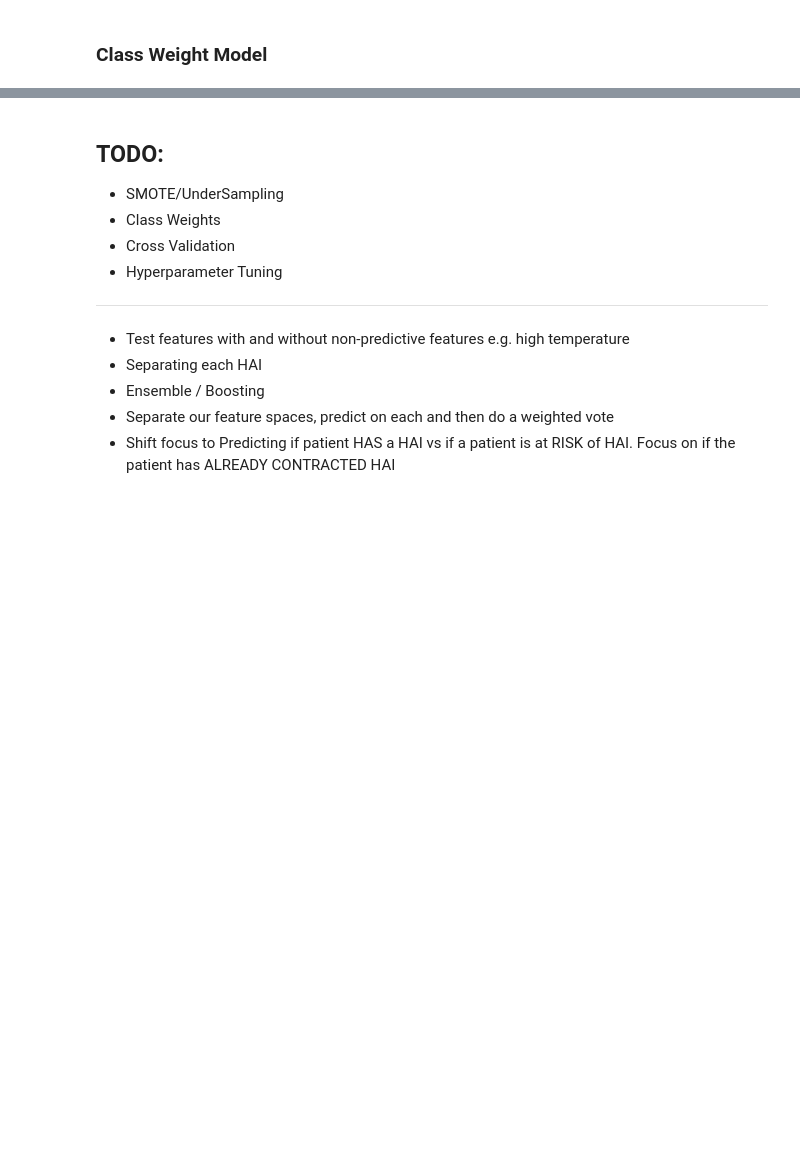
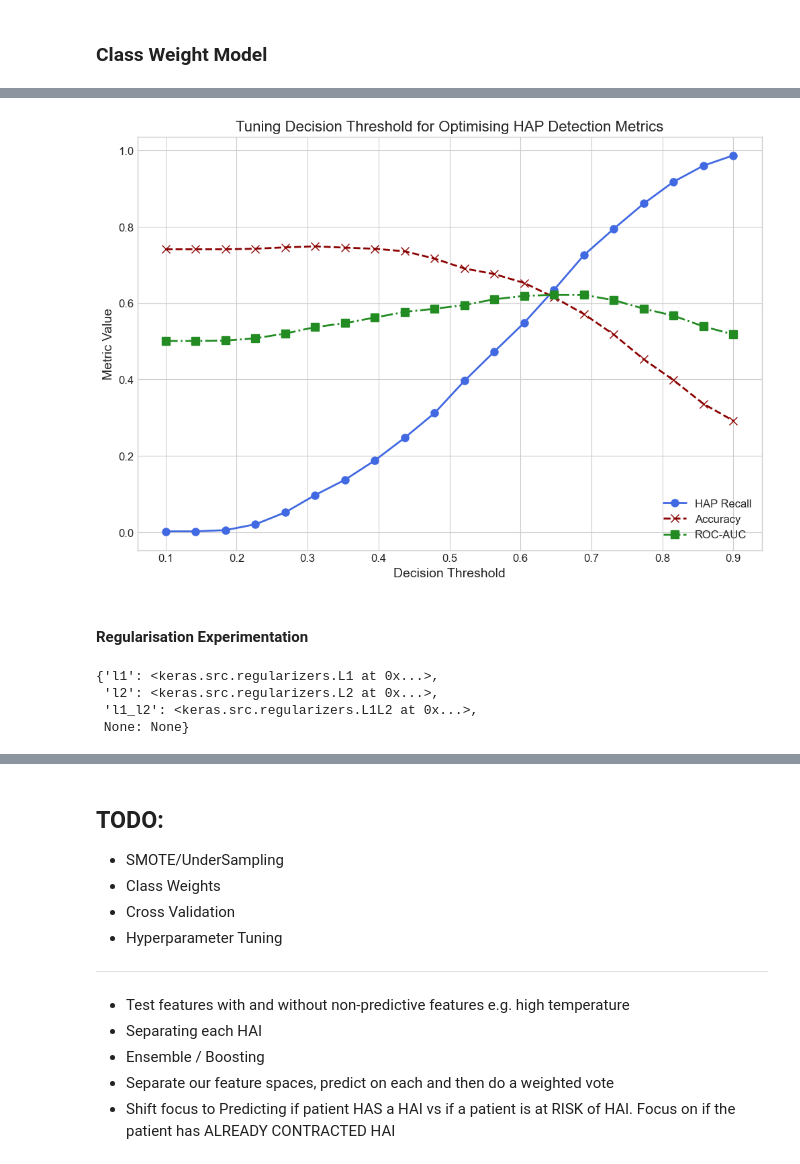
Before and after one commit to wdemichele/COMP90089-VAP-Diagnosis, a Jupyter notebook: HAI_Supervised_Learning.ipynb, the cells around one changed output, grey strips where cells are left out. Drawn from its saved outputs; the diff is of its cells as text; code cells hidden in the pictures; blank space fills up the shorter version.

```diff
--- a/HAI_Supervised_Learning.ipynb
+++ b/HAI_Supervised_Learning.ipynb
@@ -495,0 +786,7 @@ weighted avg       0.69      0.74      0.67      3572
+# %%
+from tensorflow.keras.callbacks import EarlyStopping
+
+monitor = 'val_accuracy'
+patience = 6
+
+early_stopping = EarlyStopping(monitor=monitor, patience=patience, restore_best_weights=True)
@@ -495,0 +795,3 @@ weighted avg       0.69      0.74      0.67      3572
+# %%
+class_weights = compute_class_weight('balanced', classes=[0, 1], y=y_train)
+class_weight_dict = {0: class_weights[0], 1: class_weights[1]}
@@ -495,0 +1015,7 @@ weighted avg       0.69      0.74      0.67      3572
+# %%
+# Evaluate the model
+THRESHOLD = 0.6
+
+y_pred = (model.predict(X_test) > THRESHOLD).astype("int32")
+
+evaluate_model(y_pred, y_test)
@@ -495,0 +1035,39 @@ weighted avg       0.69      0.74      0.67      3572
+# %%
+import matplotlib.pyplot as plt
+import numpy as np
+
+# Initialise data
+thresholds = np.linspace(0.1, 0.9, 20)
+recalls = []
+accuracies = []
+roc_aucs = []
+
+# Gather metrics for different thresholds
+for THRESHOLD in thresholds:
+    y_pred = (model.predict(X_test) > THRESHOLD).astype("int32")
+    recall, accuracy, roc_auc = evaluate_model(y_pred, y_test, verbose=False)
+    recalls.append(recall)
+    accuracies.append(accuracy)
+    roc_aucs.append(roc_auc)
+
+# Plot settings
+plt.figure(figsize=(12, 8))
+plt.style.use('seaborn-whitegrid')
+
+# Plot data
+plt.plot(thresholds, recalls, label='HAP Recall', marker='o', linestyle='-', linewidth=2, markersize=8, color='royalblue')
+plt.plot(thresholds, accuracies, label='Accuracy', marker='x', linestyle='--', linewidth=2, markersize=8, color='darkred')
+plt.plot(thresholds, roc_aucs, label='ROC-AUC', marker='s', linestyle='-.', linewidth=2, markersize=8, color='forestgreen')
+
+# Labels and titles
+plt.xlabel('Decision Threshold', fontsize=14)
+plt.ylabel('Metric Value', fontsize=14)
+plt.title('Tuning Decision Threshold for Optimising HAP Detection Metrics', fontsize=16)
+
+# Add grid, legend, and show
+plt.grid(True)
+plt.legend(loc='lower right', fontsize=12)
+plt.xticks(fontsize=12)
+plt.yticks(fontsize=12)
+plt.show()
+# %% [output]
@@ -495,0 +1094,3 @@ weighted avg       0.69      0.74      0.67      3572
+[figure, added]
+# %% [markdown]
+#### Regularisation Experimentation
@@ -495,0 +1111,7 @@ weighted avg       0.69      0.74      0.67      3572
+# %%
+regularisers
+# %% [output]
+{'l1': <keras.src.regularizers.L1 at 0x...>,
+ 'l2': <keras.src.regularizers.L2 at 0x...>,
+ 'l1_l2': <keras.src.regularizers.L1L2 at 0x...>,
+ None: None}
```
Also changed, not shown: parts of 53 cells of this notebook.
